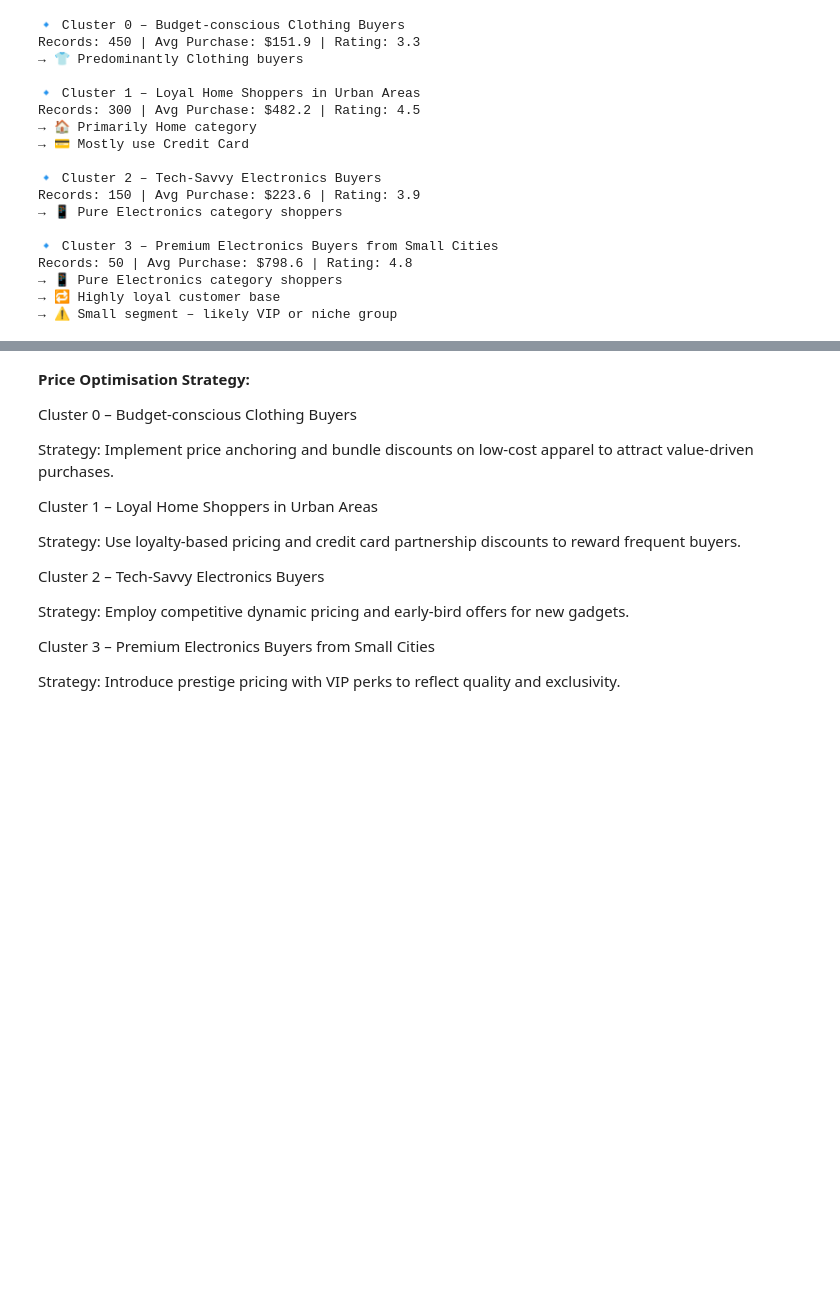
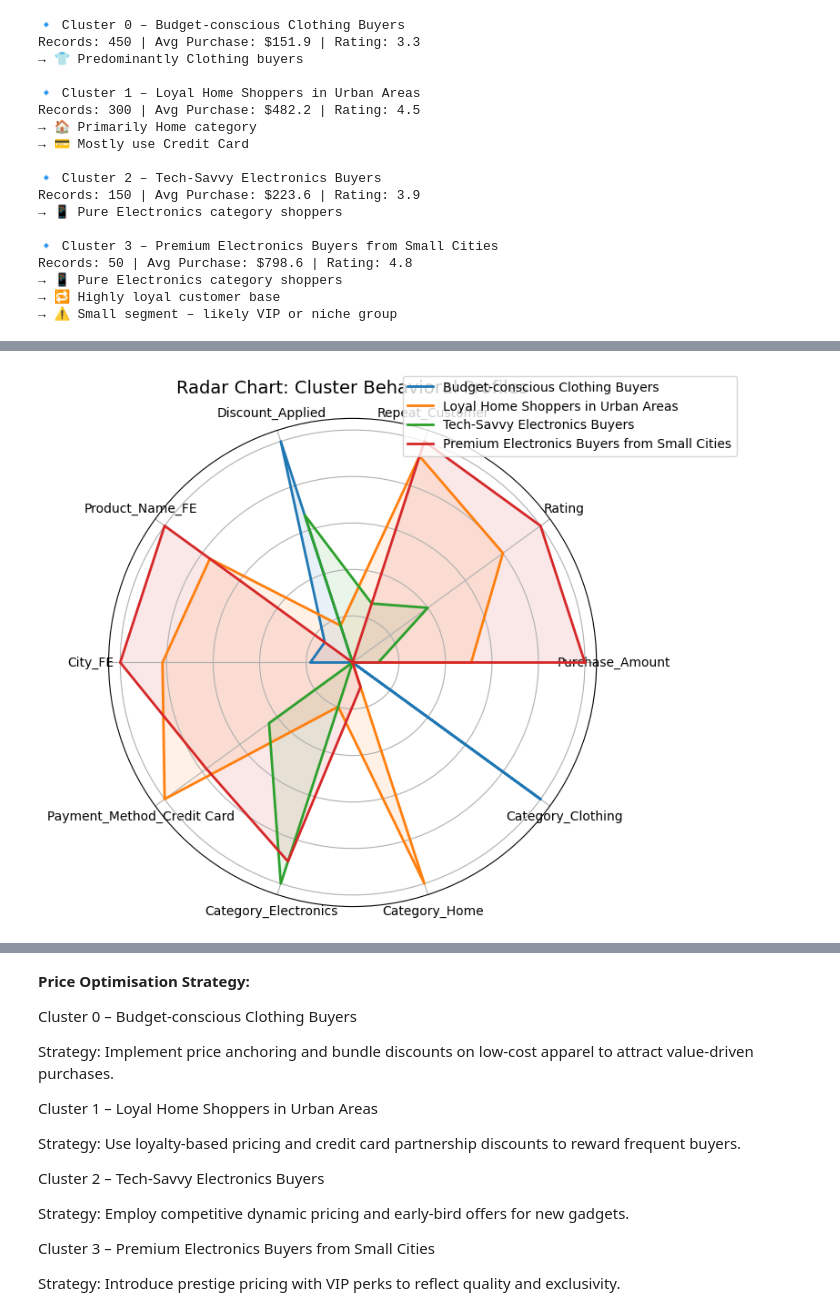
Before and after one commit to Shivanikanodia/Walmart-customer-segmentation-using-K-Means-Clustering-, a Jupyter notebook: Ecommerce_Walmart_Customer_Segmentation.ipynb, the cells around one changed output, grey strips where cells are left out. Cells and saved outputs as stored; diff of their text form; code cells hidden in the pictures; blank space fills up the shorter version.

```diff
--- a/Ecommerce_Walmart_Customer_Segmentation.ipynb
+++ b/Ecommerce_Walmart_Customer_Segmentation.ipynb
@@ -823,0 +838,40 @@ Records: 50 | Avg Purchase: $798.6 | Rating: 4.8
+# %%
+import matplotlib.pyplot as plt
+import numpy as np
+
+# Normalize features to [0, 1] for fair comparison
+normalized_summary = (cluster_summary - cluster_summary.min()) / (cluster_summary.max() - cluster_summary.min())
+
+# Setup for Radar Plot
+labels = normalized_summary.columns.tolist()
+num_vars = len(labels)
+
+# Compute angle for each axis
+angles = np.linspace(0, 2 * np.pi, num_vars, endpoint=False).tolist()
+angles += angles[:1]  # Complete the loop
+
+# Initialize plot
+fig, ax = plt.subplots(figsize=(8, 8), subplot_kw=dict(polar=True))
+
+# Color palette
+colors = ['#1f77b4', '#ff7f0e', '#2ca02c', '#d62728']
+
+# Plot each cluster
+for i, row in normalized_summary.iterrows():
+    values = row.tolist()
+    values += values[:1]  # Complete the loop
+    label = cluster_labels[i]
+    ax.plot(angles, values, label=label, linewidth=2)
+    ax.fill(angles, values, alpha=0.1)
+
+# Set feature labels
+ax.set_xticks(angles[:-1])
+ax.set_xticklabels(labels, fontsize=10)
+ax.set_yticklabels([])  # Hide radial ticks for cleaner look
+ax.set_title("Radar Chart: Cluster Behavioral Profiles", size=14, pad=20)
+ax.legend(loc='upper right', bbox_to_anchor=(1.3, 1.1))
+
+plt.tight_layout()
+plt.show()
+# %% [output]
+[figure, added]
```
Also changed, not shown: parts of 3 cells of this notebook.
